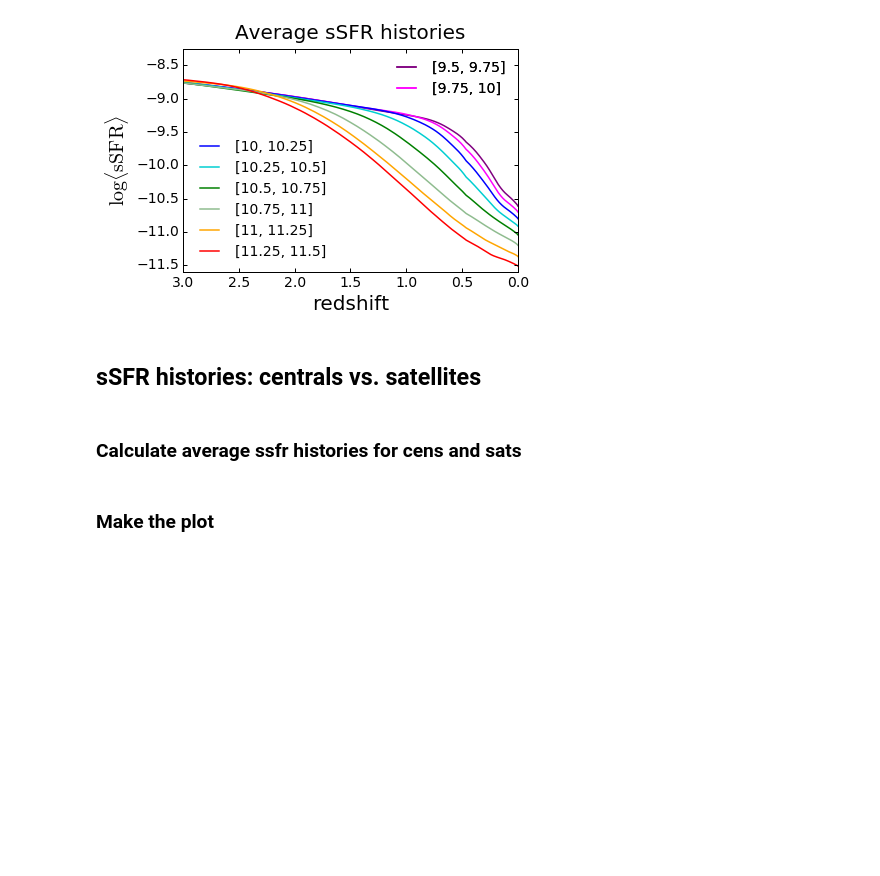
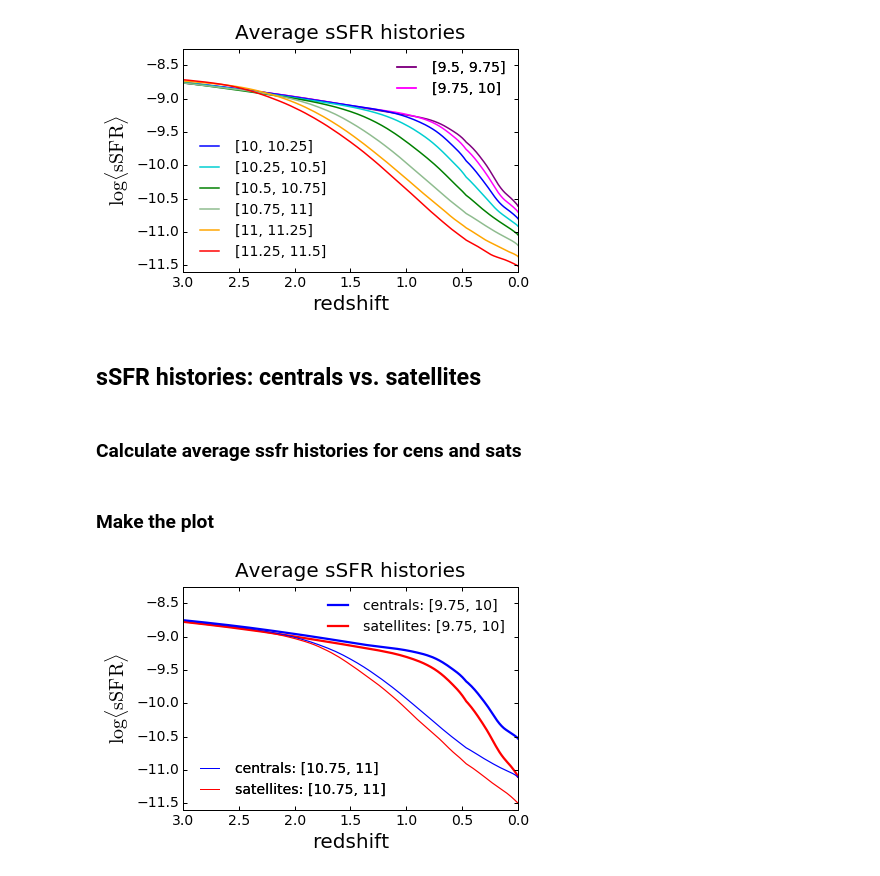
Before and after one commit to aphearin/time_evolving_cam_utils, a Jupyter notebook: mean_ssfh_z0.ipynb, the cells around one changed output. Cells and saved outputs as stored; diff of their text form; code cells hidden in the pictures; blank space fills up the shorter version.

Commit message:
Added calculation and figure of average ssfr history: cens vs sats

```diff
--- a/mean_ssfh_z0.ipynb
+++ b/mean_ssfh_z0.ipynb
@@ -162,0 +149,59 @@ ax.plot(redshift_array, savgol_filter(mean_ssfh_sm[0, ifirst:], 21, 3),
+# %%
+fig2 = plt.figure()
+ax = fig2.add_subplot(111)
+# ax2 = ax.twiny()
+
+xlabel = ax.set_xlabel('redshift', fontsize=20)
+ylabel = ax.set_ylabel(r'$\log \langle {\rm sSFR}\rangle$', fontsize=20)
+title = ax.set_title('Average sSFR histories', fontsize=20, y=1.02) # y param fixes an overhanging title
+
+ifirst=0
+
+lw = 1.5
+ax.plot(redshift_array, savgol_filter(mean_ssfh_sm_centrals[1, ifirst:], 21, 3),
+         '-', color='blue', linewidth=lw*1.5)
+# ax.plot(redshift_array, savgol_filter(mean_ssfh_sm[1, ifirst:], 21, 3),
+#          '-', color='k', linewidth=lw*1.5)
+ax.plot(redshift_array, savgol_filter(mean_ssfh_sm_satellites[1, ifirst:], 21, 3),
+         '-', color='red', linewidth=lw*1.5)
+
+ax.plot(redshift_array, savgol_filter(mean_ssfh_sm_centrals[5, ifirst:], 21, 3),
+         '-', color='blue', linewidth=lw/1.25)
+# ax.plot(redshift_array, savgol_filter(mean_ssfh_sm[5, ifirst:], 21, 3),
+#          '-', color='k', linewidth=lw/1.25)
+ax.plot(redshift_array, savgol_filter(mean_ssfh_sm_satellites[5, ifirst:], 21, 3),
+         '-', color='red', linewidth=lw/1.25)
+
+
+
+plt.xlim(xmin = 3, xmax=0)
+plt.ylim(ymin = -11.6, ymax = -8.25)
+
+plt.xticks(fontsize=14)
+plt.yticks(fontsize=14)
+ax.tick_params(axis='x', length=4, width=1, which='major')
+ax.tick_params(axis='x', length=2, width=1, which='minor')
+ax.tick_params(axis='y', length=4, width=1, which='major')
+ax.tick_params(axis='y', length=2, width=1, which='minor')
+
+thick_blue_line = mlines.Line2D([], [], ls = '-', c = 'blue', linewidth=lw*1.5,
+                                label='centrals: [9.75, 10]')
+thick_red_line = mlines.Line2D([], [], ls = '-', c = 'red', linewidth=lw*1.5,
+                                label='satellites: [9.75, 10]')
+
+thin_blue_line = mlines.Line2D([], [], ls = '-', c = 'blue', linewidth=lw/1.5,
+                                label='centrals: [10.75, 11]')
+thin_red_line = mlines.Line2D([], [], ls = '-', c = 'red', linewidth=lw/1.5,
+                                label='satellites: [10.75, 11]')
+
+first_legend = plt.legend(handles=[thick_blue_line, thick_red_line],
+                                frameon=False, loc='upper right', fontsize=14)
+ax.add_artist(first_legend)
+
+second_legend = plt.legend(handles=[thin_blue_line, thin_red_line],
+                                frameon=False, loc='lower left', fontsize=14)
+ax.add_artist(second_legend)
+
+fig2.savefig('FIGS/average_ssfr_history_cens_vs_sats.pdf', bbox_extra_artists=[xlabel, ylabel], bbox_inches='tight')
+# %% [output]
+[figure, added]
```
Also changed, not shown: parts of 1 cell of this notebook, 2 other files.
